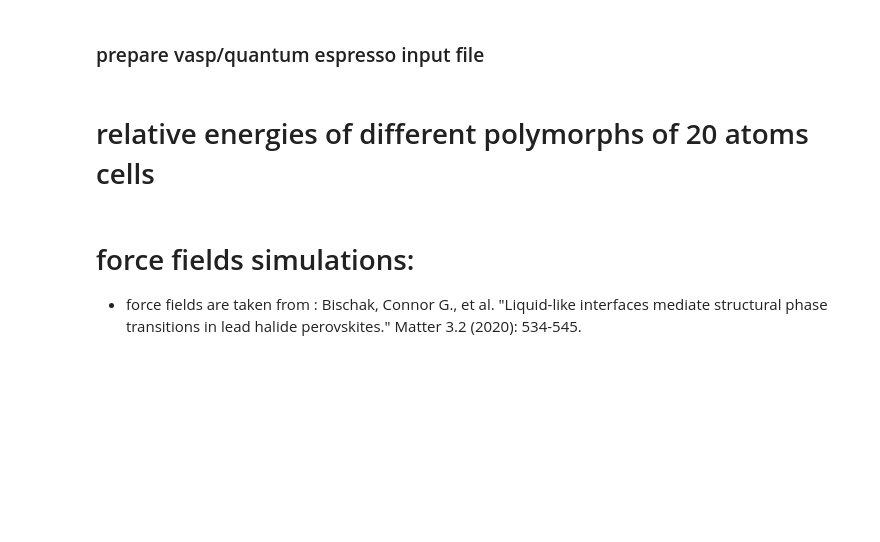
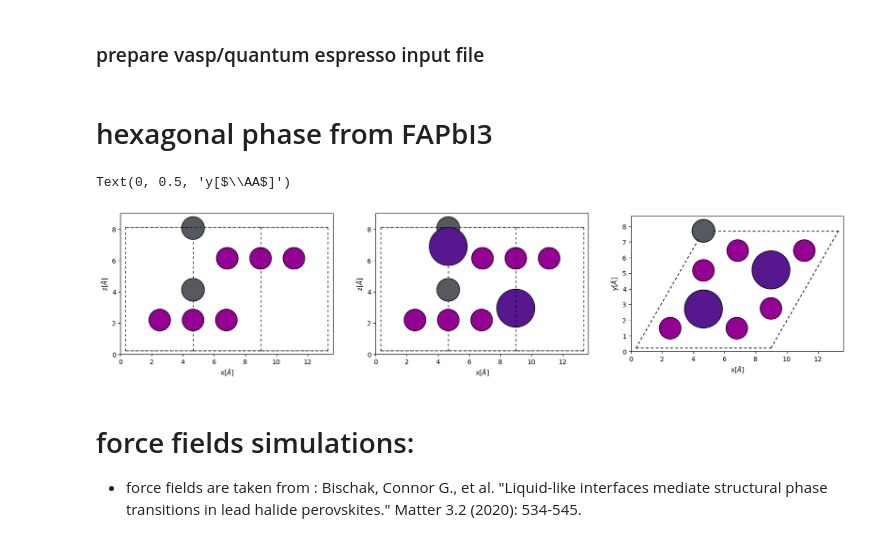
Before and after one commit to paramvir3/Crystal-Structures-Halide-perovskite, a Jupyter notebook: CsPbI3/structure.ipynb, the cells around one changed output. Drawn from its saved outputs; the diff is of its cells as text; code cells hidden in the pictures; blank space fills up the shorter version.

```diff
--- a/CsPbI3/structure.ipynb
+++ b/CsPbI3/structure.ipynb
@@ -357,2 +356,0 @@ io.write("hexagonal_cspbi3.pwi",
-# %% [markdown]
-# relative energies of different polymorphs of 20 atoms cells
@@ -371,3 +357,76 @@ io.write("hexagonal_cspbi3.pwi",
+# %% [markdown]
+# hexagonal phase from FAPbI3
+# %%
+structure = io.read('hexagonal_FAPI.cif')
+structure = sort(structure)
+tmp_molecule=[]
+j = 0
+num_atoms = len(structure.get_chemical_symbols())
+i = 0
+del_index = []
+N_index = []
+flag = False
+
+while i < num_atoms:
+    if(structure.get_chemical_symbols()[i] == 'C'):
+        del_index.append(i)
+        molecule = io.read('Cs.pdb')
+        molecule.set_cell(structure.cell)
+        xmin = molecule.get_center_of_mass()[0]
+        xmax = structure.positions[i, 0]
+        ymin = molecule.get_center_of_mass()[1]
+        ymax = structure.positions[i, 1]
+        zmin = molecule.get_center_of_mass()[2]
+        zmax = structure.positions[i, 2]
+        molecule.positions += (xmax - xmin, ymax - ymin, zmax - zmin)
+        if j==0:
+            tmp_molecule = molecule
+        else:
+            tmp_molecule += molecule
+        j = j+1
+    i = i + 1
+
+k = 0
+while k < num_atoms:
+    if(structure.get_chemical_symbols()[k] == 'N'):
+        del_index.append(k)
+    k = k + 1
+
+del structure[del_index]
+
+
+FA_replaced_structure = structure + tmp_molecule
+FA_replaced_structure = sort(FA_replaced_structure)
+
+final_structure = FA_replaced_structure.repeat((1,1,2))
+final_structure = sort(final_structure)
+view(final_structure)
+
+write_vasp('hexa_FAPI.vasp', final_structure, vasp5=True, direct=True)
+
+fig, (ax1, ax2, ax3) = plt.subplots(1, 3, figsize=(20,10))
+
+plot_atoms(structure, ax1, radii=0.5, rotation=('90x,0y,0z'))
+#ax1.set_xlim(-20, 30)
+ax1.set_xlabel(r'x[$\AA$]')
+ax1.set_ylabel(r'z[$\AA$]')
+
+plot_atoms(FA_replaced_structure, ax2, radii=0.5, rotation=('90x,0y,0z'))
+#ax2.set_xlim(-20, 30)
+ax2.set_xlabel(r'x[$\AA$]')
+ax2.set_ylabel(r'z[$\AA$]')
+
+plot_atoms(FA_replaced_structure, ax3, radii=0.5, rotation=('180x,0y,0z'))
+#ax3.set_xlim(-20, 30)
+ax3.set_xlabel(r'x[$\AA$]')
+ax3.set_ylabel(r'y[$\AA$]')
+
+#fig.savefig("ase_slab.png")
+
+#view(structure)
+# %% [output]
+Text(0, 0.5, 'y[$\\AA$]')
+[figure, added]
 # %% [markdown]
 # force fields simulations:
   - force fields are taken from : Bischak, Connor G., et al. "Liquid-like interfaces mediate structural phase transitions in lead halide perovskites." Matter 3.2 (2020): 534-545.
```
Also changed, not shown: parts of 6 cells of this notebook, 5 other files.
